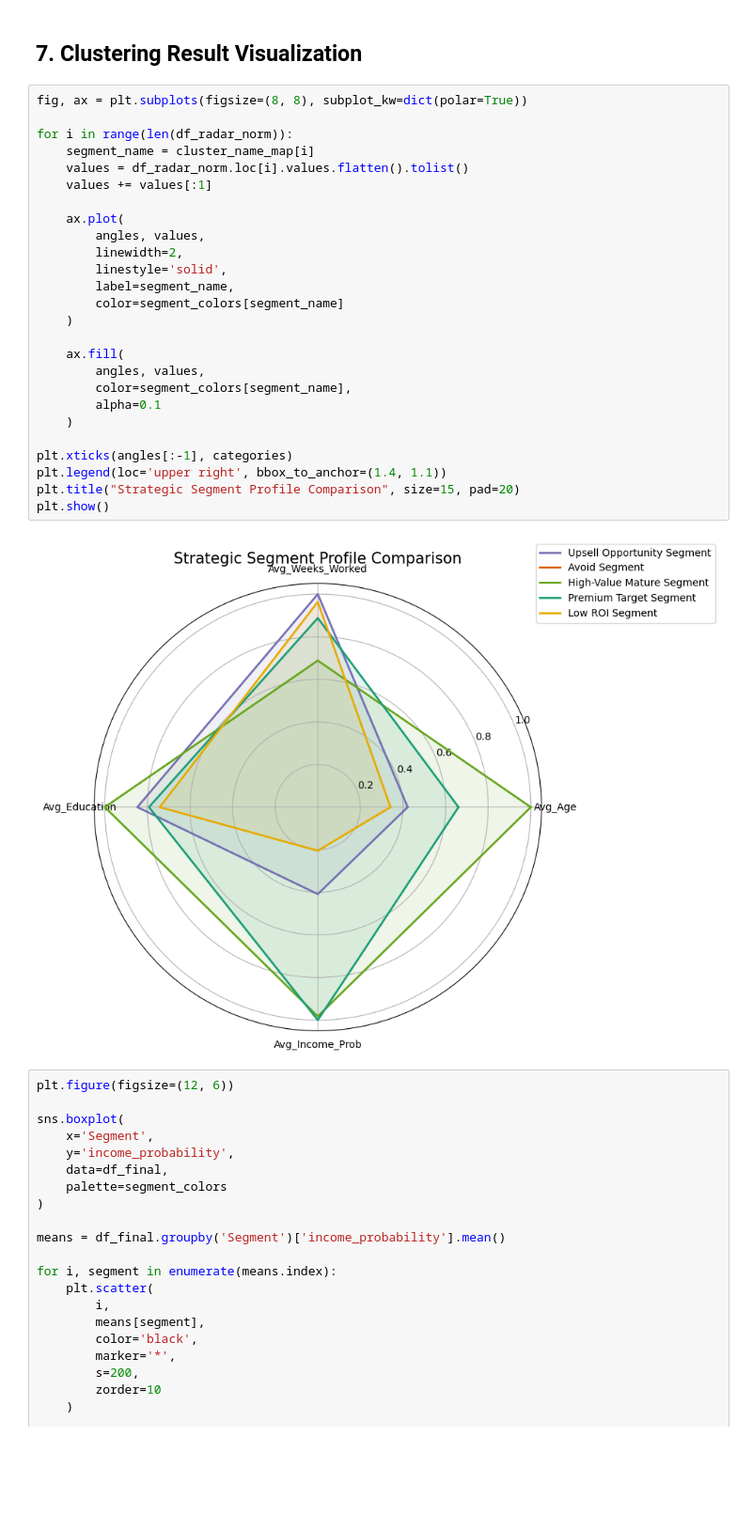
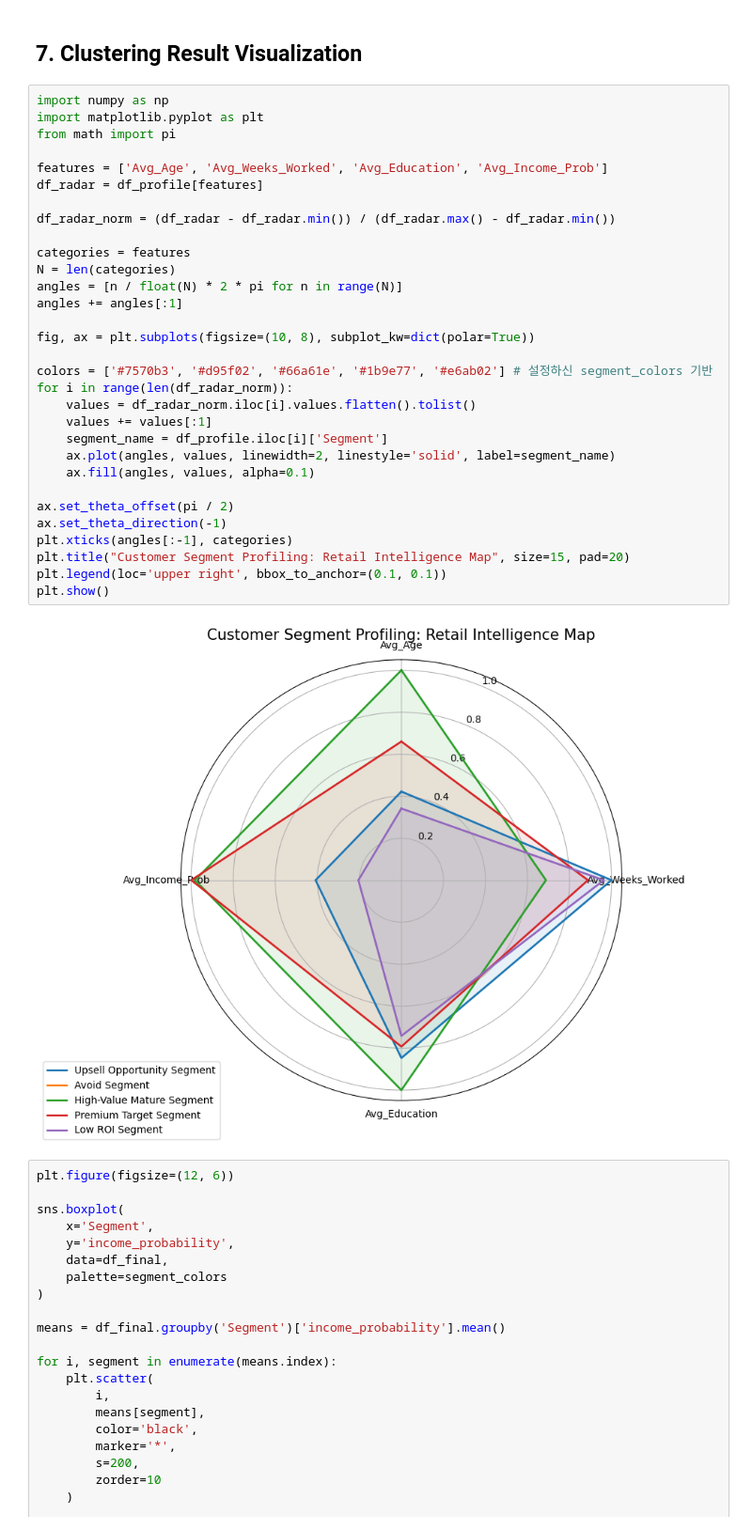
Before and after one commit to nam00059/JPMC_ML_TakeHomeProject, a Jupyter notebook: YoonNam_JPMC_2_segmentation.ipynb, the cells around one changed output. Shown at 94% size. Drawn from its saved outputs; the diff is of its cells as text; blank space fills up the shorter version.

```diff
--- a/YoonNam_JPMC_2_segmentation.ipynb
+++ b/YoonNam_JPMC_2_segmentation.ipynb
@@ -158,34 +158,39 @@ display(df_profile.sort_values("Avg_Income_Prob", ascending=False))
 | 1 | 1 | Avoid Segment | 1.659109e+08 | 0.007670 | 0.003011 | 28.128800 | 1.232395 | ... |
 # %% [markdown]
 ## 7. Clustering Result Visualization
-# %%
-fig, ax = plt.subplots(figsize=(8, 8), subplot_kw=dict(polar=True))
-
-for i in range(len(df_radar_norm)):
-    segment_name = cluster_name_map[i]
-    values = df_radar_norm.loc[i].values.flatten().tolist()
-    values += values[:1]
-
-    ax.plot(
-        angles, values,
-        linewidth=2,
-        linestyle='solid',
-        label=segment_name,
-        color=segment_colors[segment_name]
-    )
-
-    ax.fill(
-        angles, values,
-        color=segment_colors[segment_name],
-        alpha=0.1
-    )
-
-plt.xticks(angles[:-1], categories)
-plt.legend(loc='upper right', bbox_to_anchor=(1.4, 1.1))
-plt.title("Strategic Segment Profile Comparison", size=15, pad=20)
-plt.show()
-# %% [output]
-[figure, removed]
+# %%
+import numpy as np
+import matplotlib.pyplot as plt
+from math import pi
+
+features = ['Avg_Age', 'Avg_Weeks_Worked', 'Avg_Education', 'Avg_Income_Prob']
+df_radar = df_profile[features]
+
+df_radar_norm = (df_radar - df_radar.min()) / (df_radar.max() - df_radar.min())
+
+categories = features
+N = len(categories)
+angles = [n / float(N) * 2 * pi for n in range(N)]
+angles += angles[:1]
+
+fig, ax = plt.subplots(figsize=(10, 8), subplot_kw=dict(polar=True))
+
+colors = ['#7570b3', '#d95f02', '#66a61e', '#1b9e77', '#e6ab02'] # 설정하신 segment_colors 기반
+for i in range(len(df_radar_norm)):
+    values = df_radar_norm.iloc[i].values.flatten().tolist()
+    values += values[:1]
+    segment_name = df_profile.iloc[i]['Segment']
+    ax.plot(angles, values, linewidth=2, linestyle='solid', label=segment_name)
+    ax.fill(angles, values, alpha=0.1)
+
+ax.set_theta_offset(pi / 2)
+ax.set_theta_direction(-1)
+plt.xticks(angles[:-1], categories)
+plt.title("Customer Segment Profiling: Retail Intelligence Map", size=15, pad=20)
+plt.legend(loc='upper right', bbox_to_anchor=(0.1, 0.1))
+plt.show()
+# %% [output]
+[figure, added]
 # %%
 plt.figure(figsize=(12, 6))
 
```
Also changed, not shown: parts of 2 cells of this notebook.
